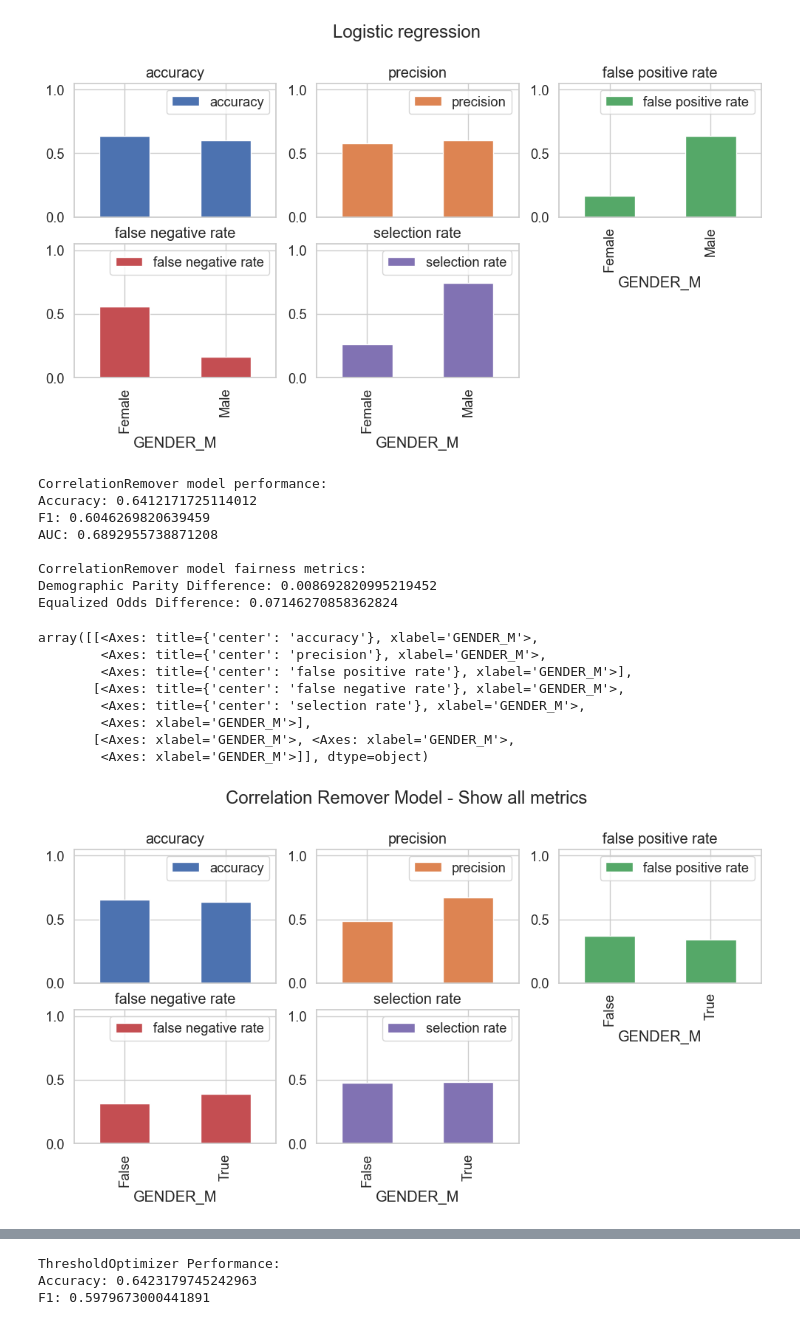
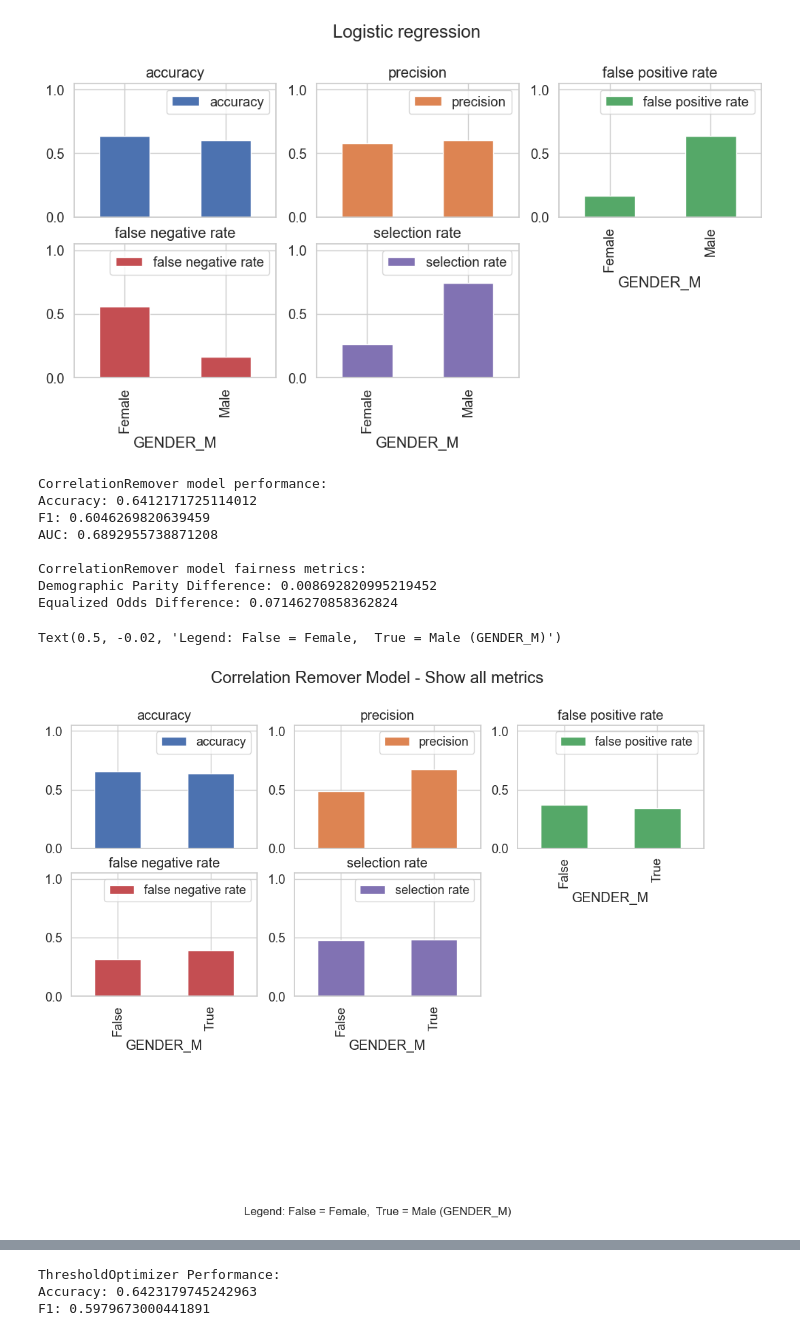
Before and after one commit to martenzZe/MRAI_project, a Jupyter notebook: Project_code.ipynb, the cells around one changed output, grey strips where cells are left out. Drawn from its saved outputs; the diff is of its cells as text; code cells hidden in the pictures.

```diff
--- a/Project_code.ipynb
+++ b/Project_code.ipynb
@@ -588,7 +390,7 @@ lr_best_params
 
 pipeline_logic = Pipeline([
     ('scaler', StandardScaler(with_mean=False)),
-    ('model', LogisticRegression(C =0.1, penalty='l2', solver='lbfgs', max_iter=1000, class_weight='balanced', random_state=42))
+    ('model', LogisticRegression(C =1, penalty='l2', solver='lbfgs', max_iter=1000, class_weight='balanced', random_state=42))
 ])
 pipeline_logic.fit(X_train, y_train)
 
@@ -662,7 +464,7 @@ X_test_transformed = corr_remover.transform(X_test)
 reweighted_model = Pipeline([
     ('scaler', StandardScaler(with_mean=False)),
     ('model', LogisticRegression(
-        C=0.1,
+        C=1,
         penalty='l2',
         solver='lbfgs',
         max_iter=1000,
@@ -703,42 +505,41 @@ dpd_reweighted = demographic_parity_difference(
 )
 
 eod_reweighted = equalized_odds_difference(
     y_true=y_test,
     y_pred=y_pred_reweighted,
     sensitive_features=sensitive_test
 )
 
 print("\nCorrelationRemover model fairness metrics:")
 print("Demographic Parity Difference:", dpd_reweighted)
 print("Equalized Odds Difference:", eod_reweighted)
 
 # plot
 reweighted_metric_frame.by_group.plot.bar(
     subplots=True,
     layout=[3, 3],
     legend=True,
     figsize=[12, 8],
     ylim=[0, 1.05],
     title="Correlation Remover Model - Show all metrics"
 )
+
+plt.figtext(
+    0.5, -0.02,
+    "Legend: False = Female,  True = Male (GENDER_M)",
+    ha="center", fontsize=12
+)
 # %% [output]
 CorrelationRemover model performance:
 Accuracy: 0.6412171725114012
 F1: 0.6046269820639459
 AUC: 0.6892955738871208
 
 CorrelationRemover model fairness metrics:
 Demographic Parity Difference: 0.008692820995219452
 Equalized Odds Difference: 0.07146270858362824
-array([[<Axes: title={'center': 'accuracy'}, xlabel='GENDER_M'>,
-        <Axes: title={'center': 'precision'}, xlabel='GENDER_M'>,
-        <Axes: title={'center': 'false positive rate'}, xlabel='GENDER_M'>],
-       [<Axes: title={'center': 'false negative rate'}, xlabel='GENDER_M'>,
-        <Axes: title={'center': 'selection rate'}, xlabel='GENDER_M'>,
-        <Axes: xlabel='GENDER_M'>],
-       [<Axes: xlabel='GENDER_M'>, <Axes: xlabel='GENDER_M'>,
-        <Axes: xlabel='GENDER_M'>]], dtype=object)
+Text(0.5, -0.02, 'Legend: False = Female,  True = Male (GENDER_M)')
-[figure, old version]
+[figure, new version]
 # %%
 #In processing Exponentiated gradient
 #Model
```
Also changed, not shown: parts of 8 cells of this notebook.
